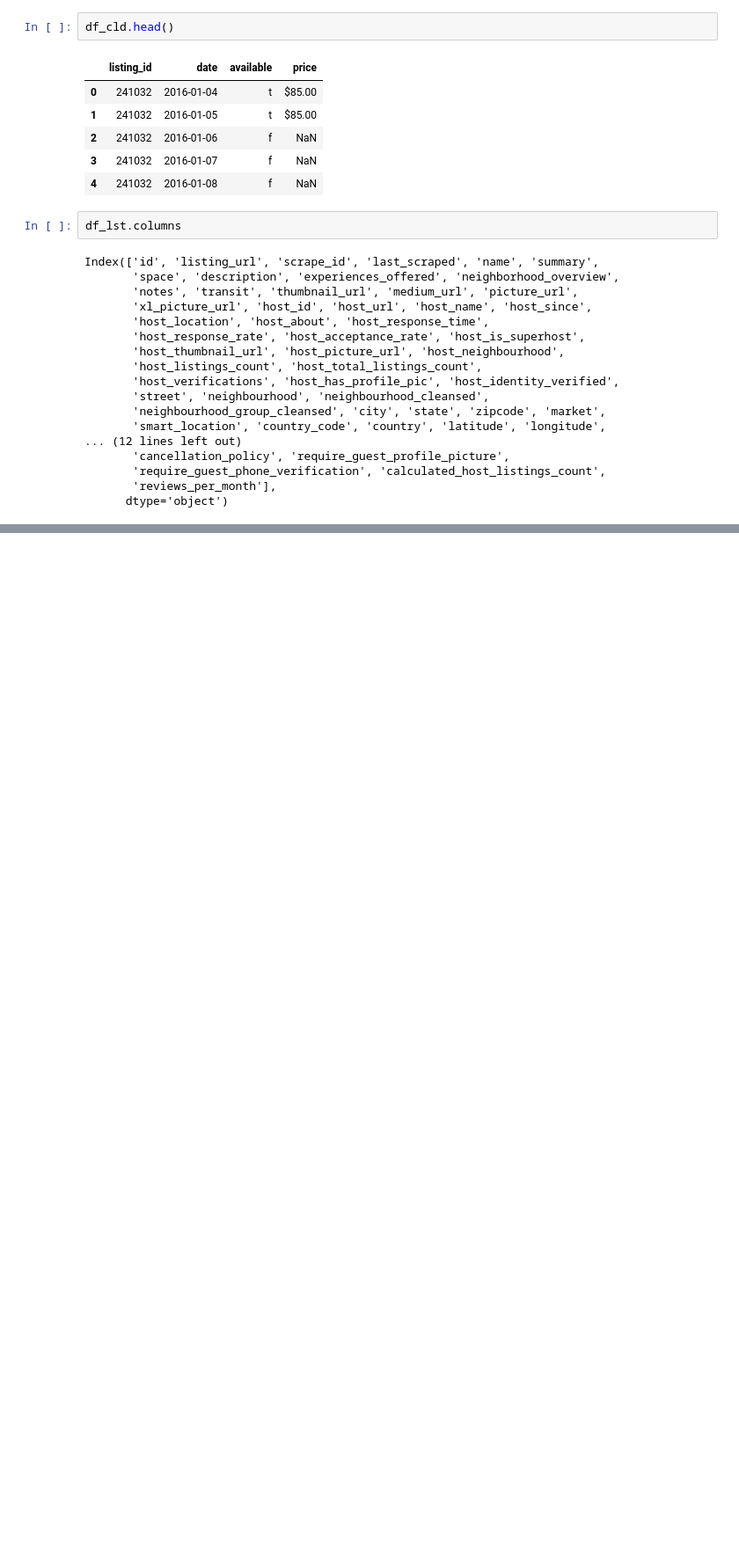
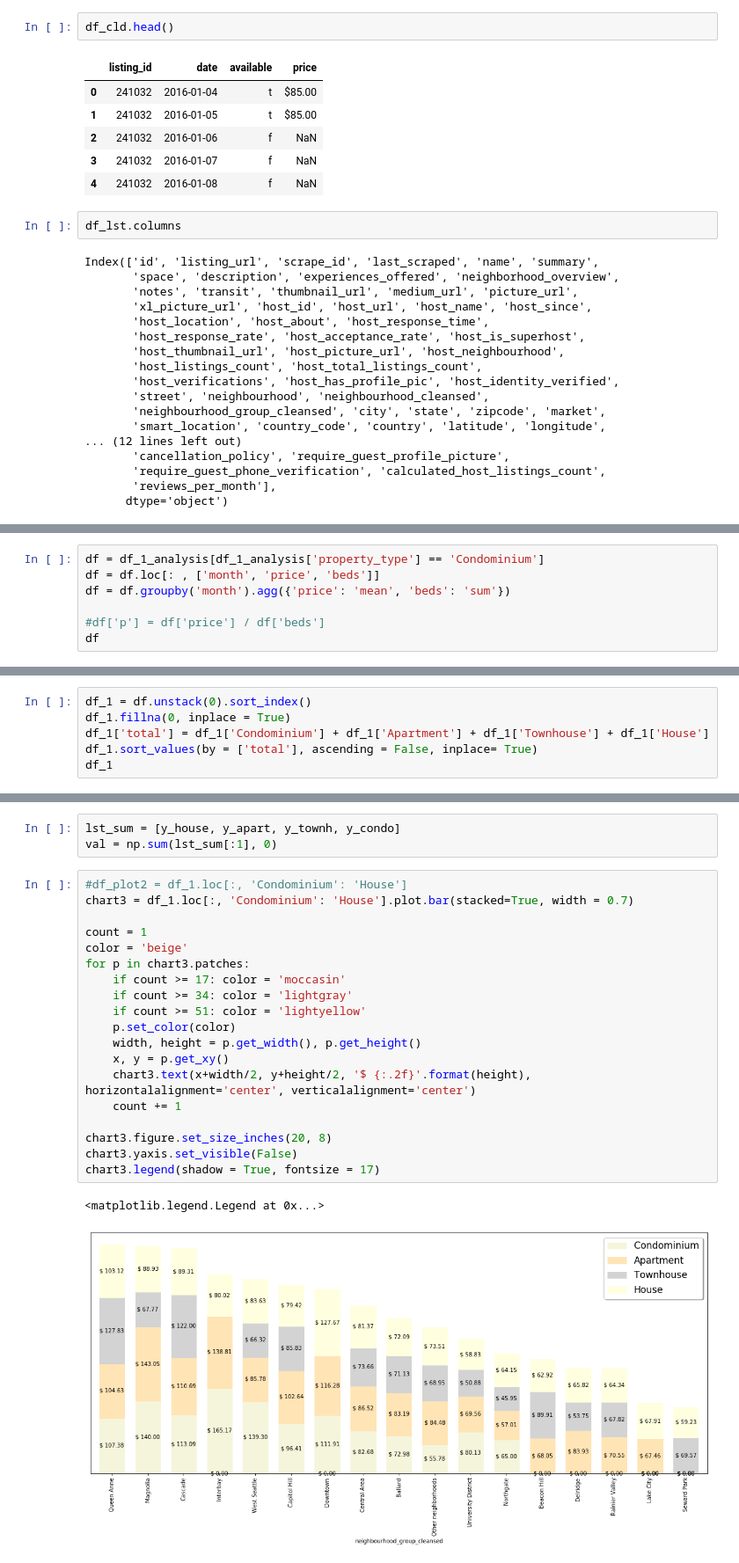
Before and after one commit to MarceloArrais/udacity-datascientist-nanodegree, a Jupyter notebook: Seattle_AirBnB.ipynb, the cells around one changed output, grey strips where cells are left out. Shown: that part at 88% size. Cells and saved outputs as stored; diff of their text form; blank space fills up the shorter version.

```diff
--- a/Seattle_AirBnB.ipynb
+++ b/Seattle_AirBnB.ipynb
@@ -103,0 +92,7 @@ AttributeError: module 'matplotlib.pyplot' has no attribute 'fig'
+# %%
+df = df_1_analysis[df_1_analysis['property_type'] == 'Condominium']
+df = df.loc[: , ['month', 'price', 'beds']]
+df = df.groupby('month').agg({'price': 'mean', 'beds': 'sum'})
+
+#df['p'] = df['price'] / df['beds']
+df
@@ -103,0 +268,6 @@ AttributeError: module 'matplotlib.pyplot' has no attribute 'fig'
+# %%
+df_1 = df.unstack(0).sort_index()
+df_1.fillna(0, inplace = True)
+df_1['total'] = df_1['Condominium'] + df_1['Apartment'] + df_1['Townhouse'] + df_1['House']
+df_1.sort_values(by = ['total'], ascending = False, inplace= True)
+df_1
@@ -103,0 +294,25 @@ AttributeError: module 'matplotlib.pyplot' has no attribute 'fig'
+# %%
+lst_sum = [y_house, y_apart, y_townh, y_condo]
+val = np.sum(lst_sum[:1], 0)
+# %%
+#df_plot2 = df_1.loc[:, 'Condominium': 'House']
+chart3 = df_1.loc[:, 'Condominium': 'House'].plot.bar(stacked=True, width = 0.7)
+
+count = 1
+color = 'beige'
+for p in chart3.patches:
+    if count >= 17: color = 'moccasin'
+    if count >= 34: color = 'lightgray'
+    if count >= 51: color = 'lightyellow'
+    p.set_color(color)
+    width, height = p.get_width(), p.get_height()
+    x, y = p.get_xy()
+    chart3.text(x+width/2, y+height/2, '$ {:.2f}'.format(height), horizontalalignment='center', verticalalignment='center')
+    count += 1
+
+chart3.figure.set_size_inches(20, 8)
+chart3.yaxis.set_visible(False)
+chart3.legend(shadow = True, fontsize = 17)
+# %% [output]
+<matplotlib.legend.Legend at 0x...>
+[figure, added]
```
Also changed, not shown: parts of 30 cells of this notebook.
